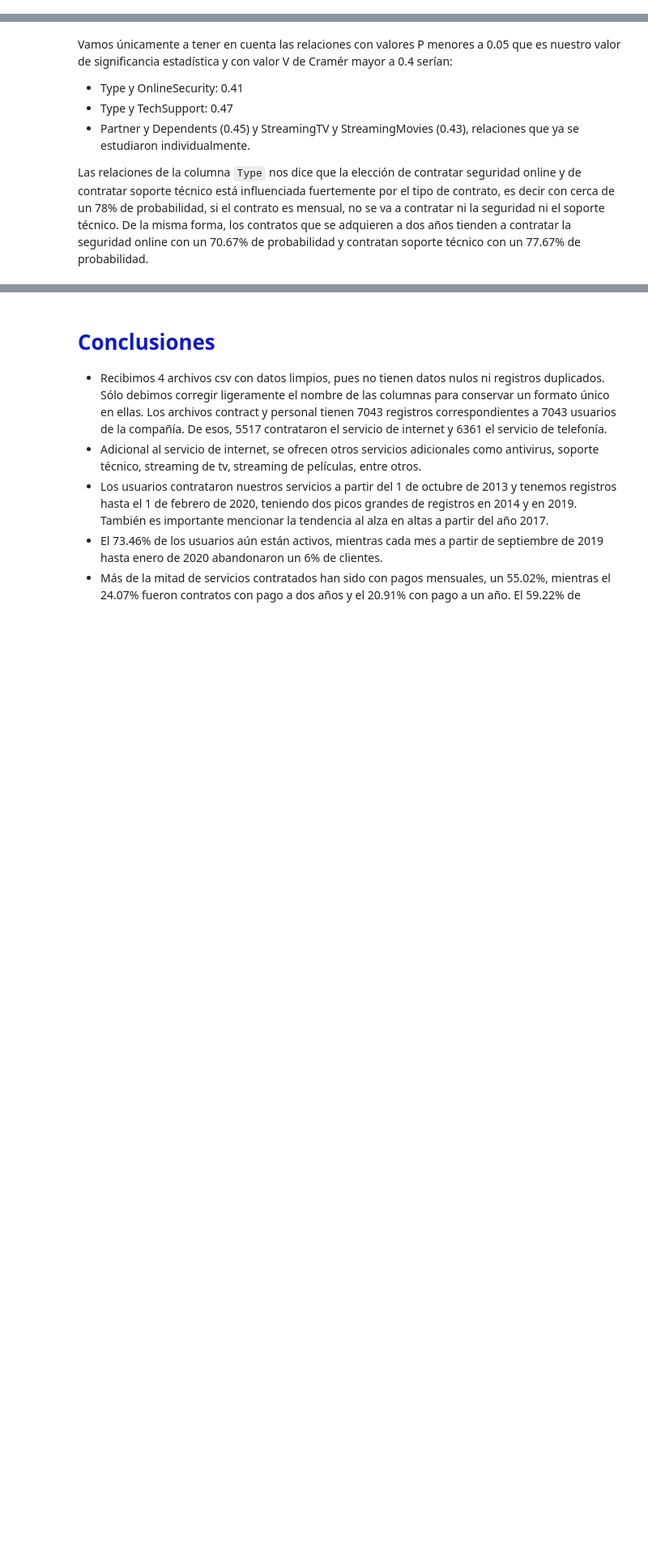
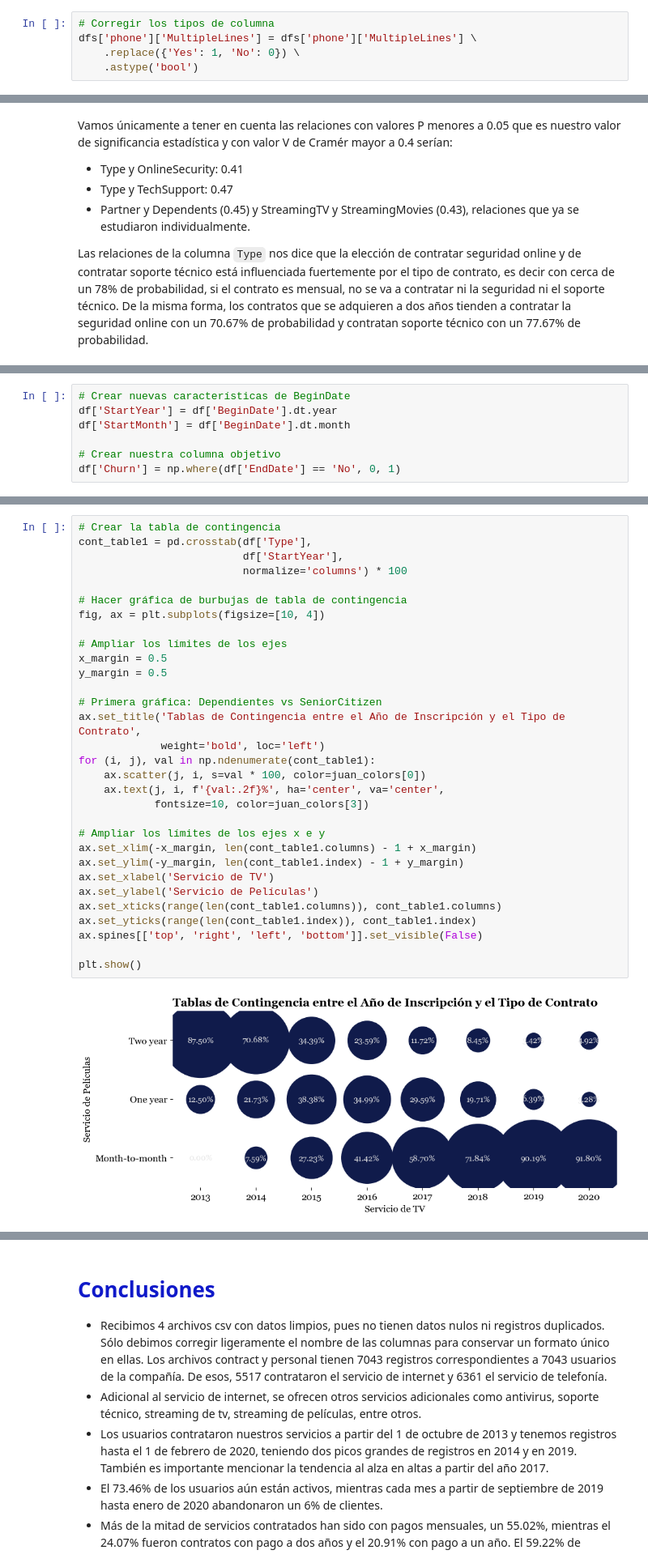
Before and after one commit to juanramosdataexpert/Interconnect_Telecom_Churn, a Jupyter notebook: Notebooks/EDA.ipynb, the cells around one changed output, grey strips where cells are left out. Shown at 81% size. Saved outputs shown, nothing was run; the diff lists cells and outputs as text; blank space fills up the shorter version.

```diff
--- a/Notebooks/EDA.ipynb
+++ b/Notebooks/EDA.ipynb
@@ -1018,6 +1056,11 @@ print('Los usuarios que han contratado internet han sido el',
       '% de clientes')
 # %% [output]
 Los usuarios que han contratado internet han sido el 90.31662643759762 % de clientes
+# %%
+# Corregir los tipos de columna
+dfs['phone']['MultipleLines'] = dfs['phone']['MultipleLines'] \
+    .replace({'Yes': 1, 'No': 0}) \
+    .astype('bool')
 # %%
 # Separar clientes por género
 clients_multiple = dfs['phone']['MultipleLines'].value_counts(normalize=True)
@@ -1182,0 +1230,7 @@ Las relaciones de la columna `Type` nos dice que la elección de contratar segur
+# %%
+# Crear nuevas características de BeginDate
+df['StartYear'] = df['BeginDate'].dt.year
+df['StartMonth'] = df['BeginDate'].dt.month
+
+# Crear nuestra columna objetivo
+df['Churn'] = np.where(df['EndDate'] == 'No', 0, 1)
@@ -1182,0 +1281,33 @@ Las relaciones de la columna `Type` nos dice que la elección de contratar segur
+# %%
+# Crear la tabla de contingencia
+cont_table1 = pd.crosstab(df['Type'],
+                          df['StartYear'],
+                          normalize='columns') * 100
+
+# Hacer gráfica de burbujas de tabla de contingencia
+fig, ax = plt.subplots(figsize=[10, 4])
+
+# Ampliar los límites de los ejes
+x_margin = 0.5
+y_margin = 0.5
+
+# Primera gráfica: Dependientes vs SeniorCitizen
+ax.set_title('Tablas de Contingencia entre el Año de Inscripción y el Tipo de Contrato',
+             weight='bold', loc='left')
+for (i, j), val in np.ndenumerate(cont_table1):
+    ax.scatter(j, i, s=val * 100, color=juan_colors[0])
+    ax.text(j, i, f'{val:.2f}%', ha='center', va='center',
+            fontsize=10, color=juan_colors[3])
+
+# Ampliar los límites de los ejes x e y
+ax.set_xlim(-x_margin, len(cont_table1.columns) - 1 + x_margin)
+ax.set_ylim(-y_margin, len(cont_table1.index) - 1 + y_margin)
+ax.set_xlabel('Servicio de TV')
+ax.set_ylabel('Servicio de Películas')
+ax.set_xticks(range(len(cont_table1.columns)), cont_table1.columns)
+ax.set_yticks(range(len(cont_table1.index)), cont_table1.index)
+ax.spines[['top', 'right', 'left', 'bottom']].set_visible(False)
+
+plt.show()
+# %% [output]
+[figure, added]
```
Also changed, not shown: parts of 18 cells of this notebook.
